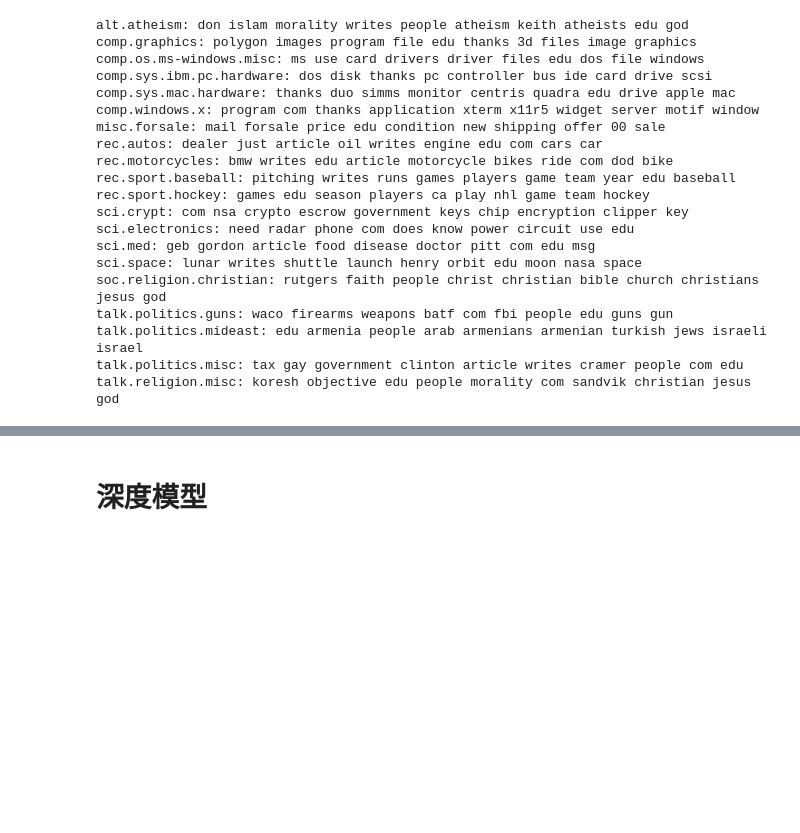
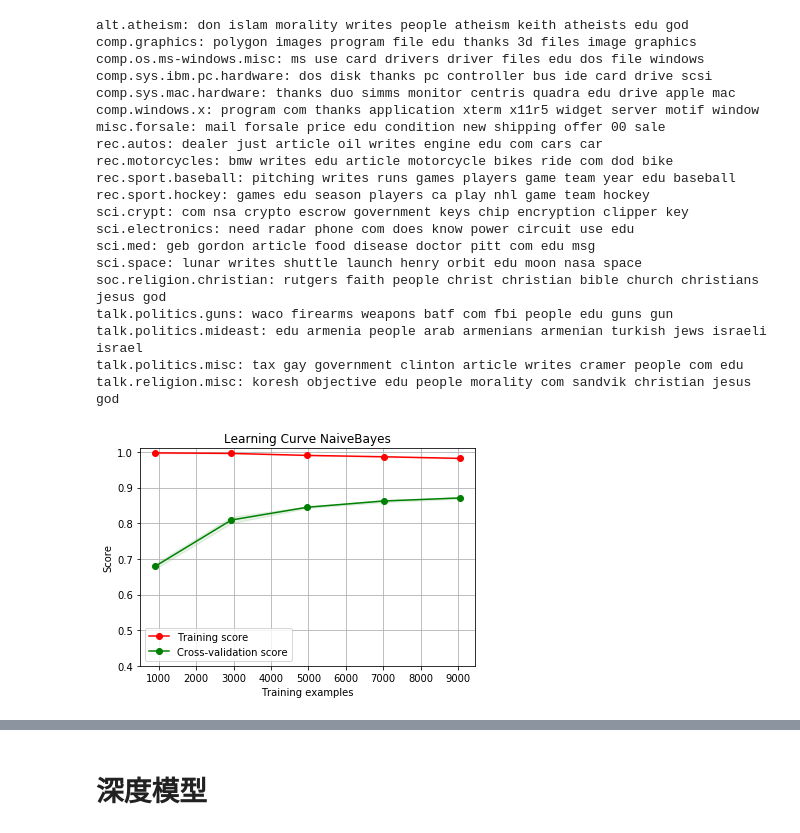
Before and after one commit to DanielHHP/mlnd_capstone, a Jupyter notebook: document_classification.ipynb, the cells around one changed output, grey strips where cells are left out. Cells and saved outputs as stored; diff of their text form; code cells hidden in the pictures; blank space fills up the shorter version.

Commit message:
add learning curve and validation curve

```diff
--- a/document_classification.ipynb
+++ b/document_classification.ipynb
@@ -535,0 +680,6 @@ metrics.confusion_matrix(y_val, predicted)
+# %%
+plot_learning_curve(improve_results['NaiveBayes']['search'].best_estimator_, 'Learning Curve NaiveBayes', X_train_tfidf, y_train, (0.4, 1.01), cv=5, n_jobs=cpu_count()-1)
+
+plt.show()
+# %% [output]
+[figure, added]
```
Also changed, not shown: parts of 15 cells of this notebook.
